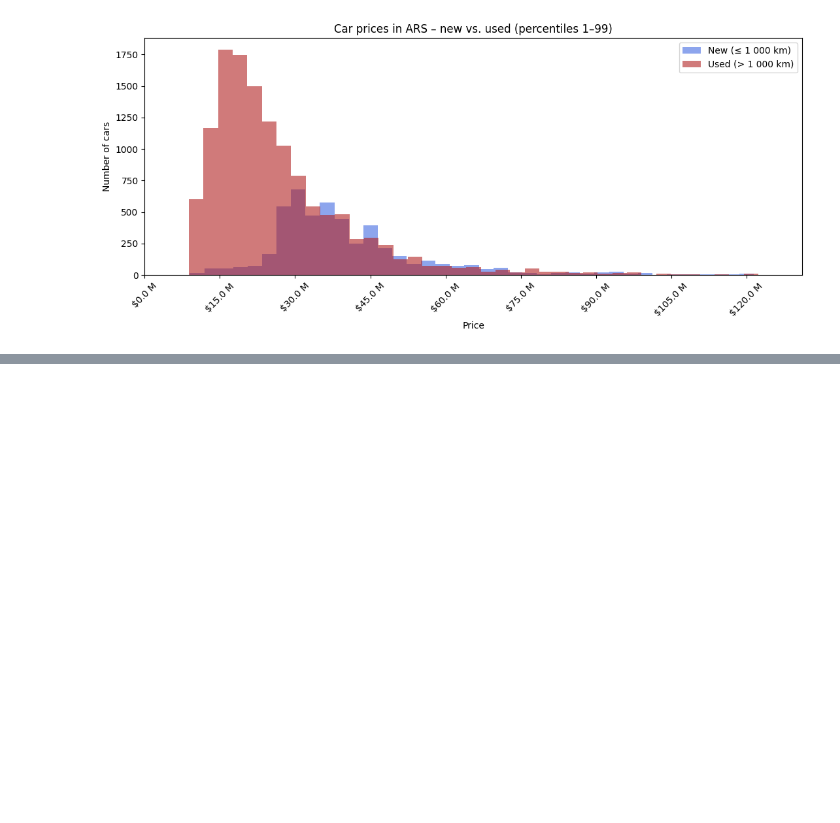
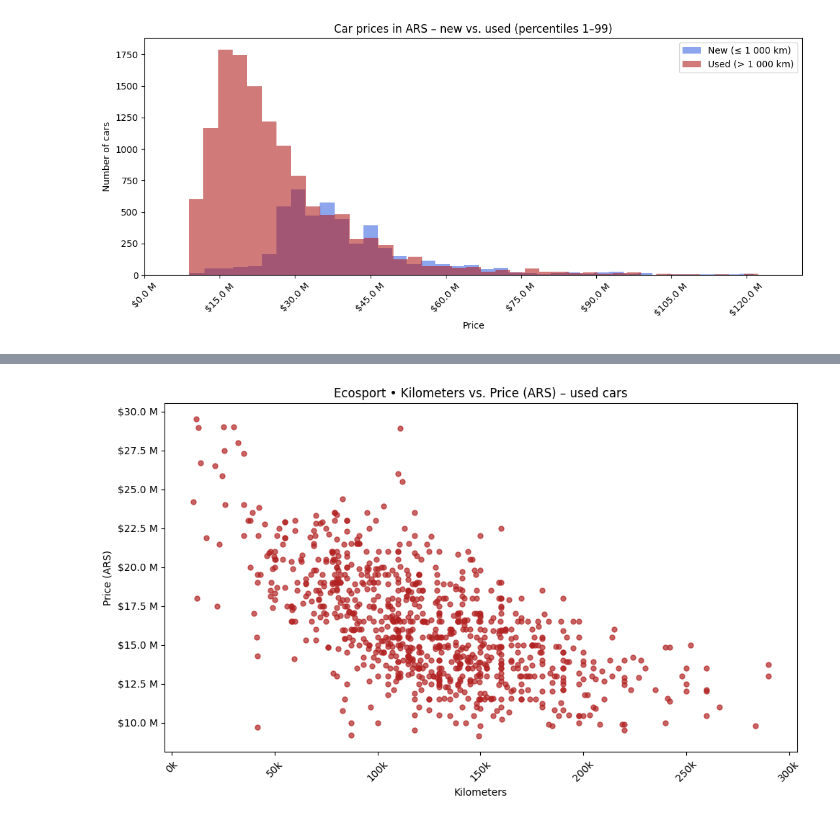
Before and after one commit to varbelaiz/suv-price-prediction, a Jupyter notebook: data_analysis.ipynb, the cells around one changed output, grey strips where cells are left out. Saved outputs shown, nothing was run; the diff lists cells and outputs as text; code cells hidden in the pictures; blank space fills up the shorter version.

```diff
--- a/data_analysis.ipynb
+++ b/data_analysis.ipynb
@@ -322,0 +349,51 @@ plt.show()
+# %%
+from matplotlib.ticker import FuncFormatter
+import matplotlib.pyplot as plt
+import numpy as np
+
+# ------------------------------------------------------------------
+# 1) seleccionar SOLO dusters usados
+# ------------------------------------------------------------------
+model_mask = df["Modelo"].str.lower() == "duster"
+selection  = used_mask & model_mask            # (>1 000 km  y  modelo Ecosport)
+
+km_sel    = kilometers[selection]
+price_sel = price_ars[selection]
+
+# ------------------------------------------------------------------
+# 2) (opcional) recorte 1–99 % para limpiar outliers extremos
+# ------------------------------------------------------------------
+km_low, km_high       = np.percentile(km_sel,   [1, 99])
+price_low, price_high = np.percentile(price_sel, [1, 99])
+
+in_range = (
+    km_sel.between(km_low, km_high) &
+    price_sel.between(price_low, price_high)
+)
+
+# ------------------------------------------------------------------
+# 3) scatter plot
+# ------------------------------------------------------------------
+fig, ax = plt.subplots(figsize=(10, 6))
+
+ax.scatter(
+    km_sel[in_range],
+    price_sel[in_range],
+    s=25,
+    color="firebrick",
+    alpha=0.7
+)
+
+ax.set_title("Ecosport • Kilometers vs. Price (ARS) – used cars")
+ax.set_xlabel("Kilometers")
+ax.set_ylabel("Price (ARS)")
+
+# formato de ejes
+ax.xaxis.set_major_formatter(FuncFormatter(lambda x, pos: f"{x/1_000:.0f}k"))
+ax.yaxis.set_major_formatter(FuncFormatter(lambda y, pos: f"${y/1_000_000:.1f} M"))
+ax.tick_params(axis="x", rotation=45)
+
+plt.tight_layout()
+plt.show()
+# %% [output]
+[figure, added]
```
Also changed, not shown: parts of 1 cell of this notebook.
